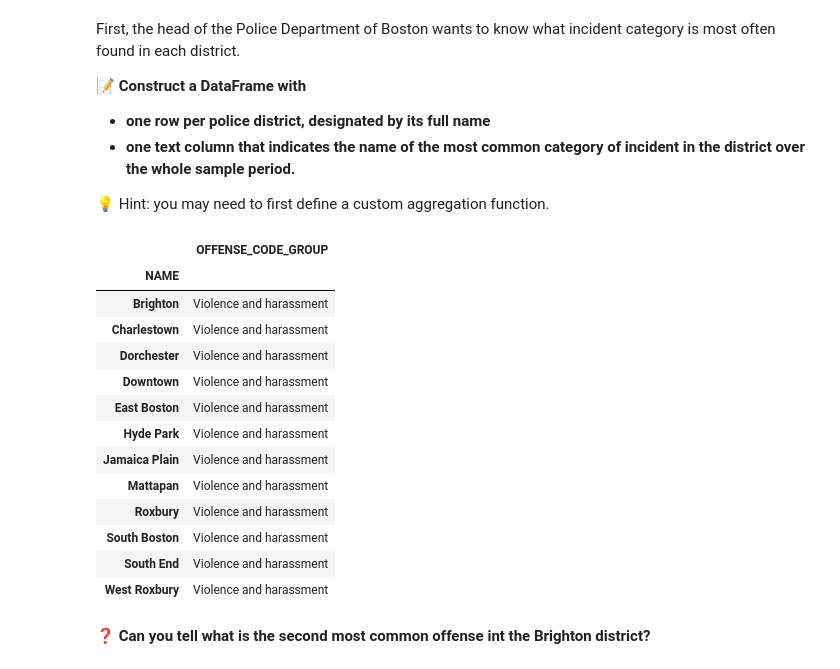
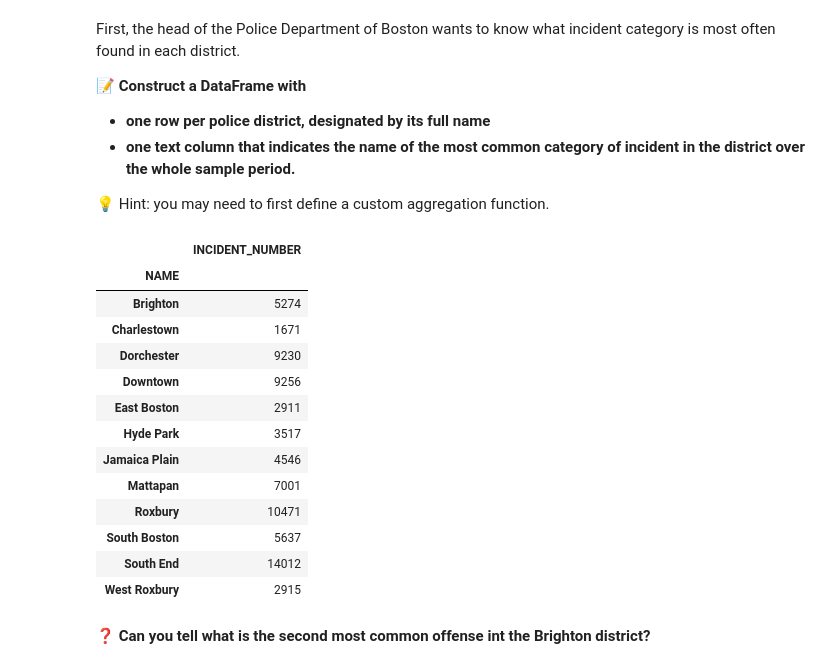
Before and after one commit to abibalimi/data-certification-exam, a Jupyter notebook: decision_science/boston_crimes.ipynb, the cells around one changed output. Drawn from its saved outputs; the diff is of its cells as text; code cells hidden in the pictures.

Commit message:
boston crimes notebook updated

```diff
--- a/decision_science/boston_crimes.ipynb
+++ b/decision_science/boston_crimes.ipynb
@@ -435,20 +432,22 @@ First, the head of the Police Department of Boston wants to know what incident c
 
 💡 Hint: you may need to first define a custom aggregation function.
 # %%
-most_common_incident = data.groupby(['NAME']).max()[['OFFENSE_CODE_GROUP']]
-most_common_incident
+most_common_incident = data.groupby(['NAME','OFFENSE_CODE_GROUP'], as_index=False).count()#.max()[['OFFENSE_CODE_GROUP']]
+most_common_incident[['NAME','OFFENSE_CODE_GROUP', 'INCIDENT_NUMBER']];
-# %% [output]
-|  | OFFENSE_CODE_GROUP |
-| NAME |  |
-| Brighton | Violence and harassment |
-| Charlestown | Violence and harassment |
-| Dorchester | Violence and harassment |
-| Downtown | Violence and harassment |
-| East Boston | Violence and harassment |
-| Hyde Park | Violence and harassment |
-| Jamaica Plain | Violence and harassment |
-| Mattapan | Violence and harassment |
-| Roxbury | Violence and harassment |
-| South Boston | Violence and harassment |
-| South End | Violence and harassment |
-| West Roxbury | Violence and harassment |
+# %%
+most_common_incident.groupby(['NAME']).max()[['INCIDENT_NUMBER']]
+# %% [output]
+|  | INCIDENT_NUMBER |
+| NAME |  |
+| Brighton | 5274 |
+| Charlestown | 1671 |
+| Dorchester | 9230 |
+| Downtown | 9256 |
+| East Boston | 2911 |
+| Hyde Park | 3517 |
+| Jamaica Plain | 4546 |
+| Mattapan | 7001 |
+| Roxbury | 10471 |
+| South Boston | 5637 |
+| South End | 14012 |
+| West Roxbury | 2915 |
```
Also changed, not shown: parts of 6 cells of this notebook, 1 other file.
